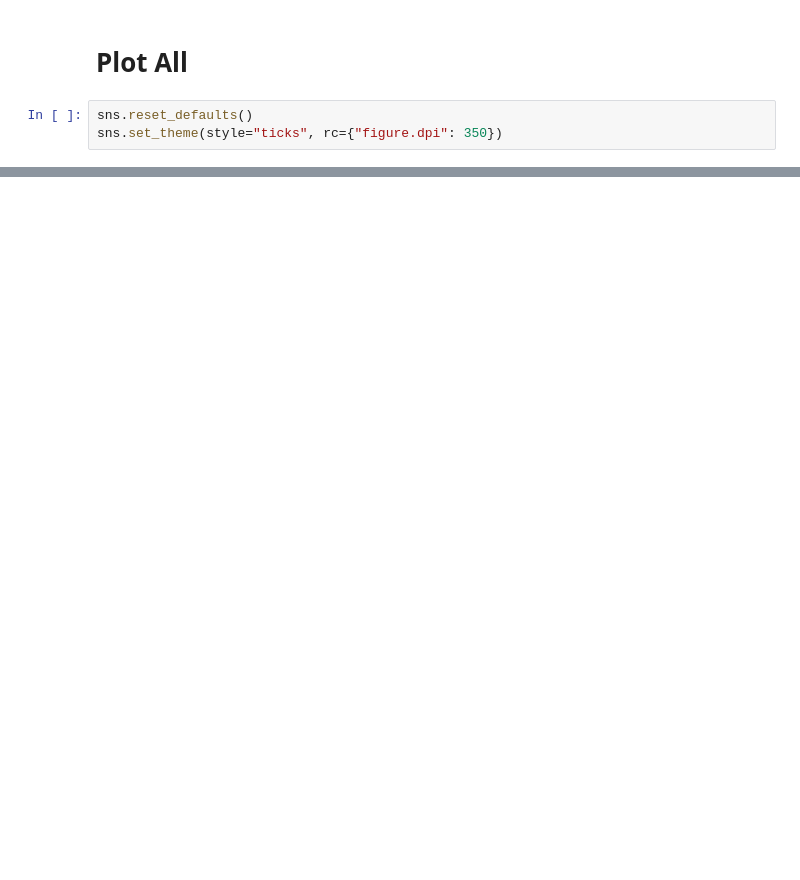
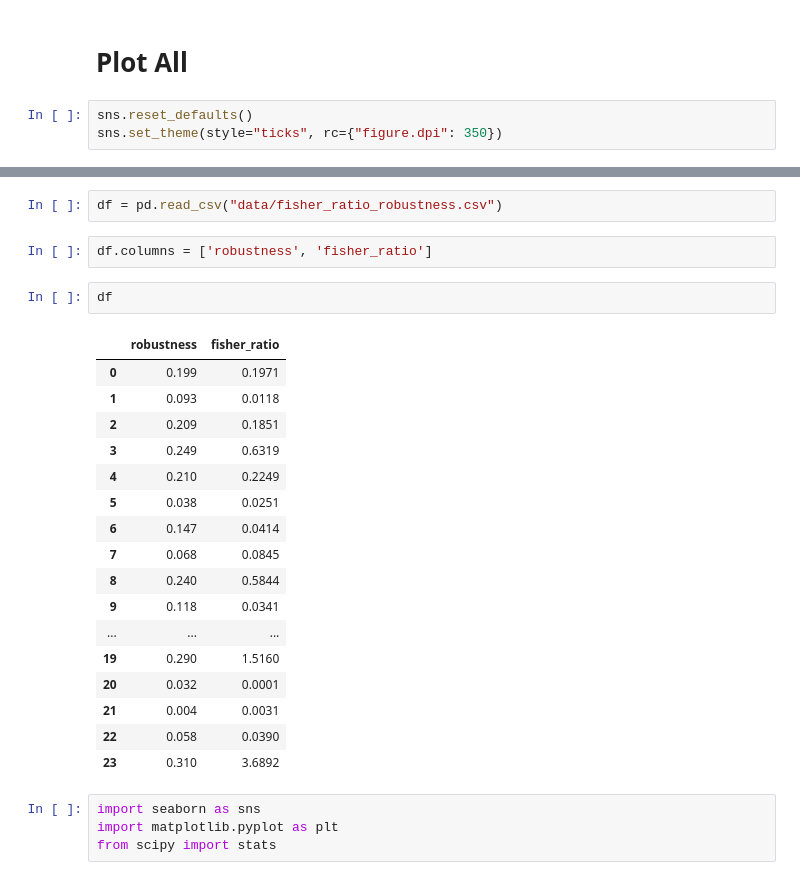
Before and after one commit to LinguisticAnomalies/DeconDTN, a Jupyter notebook: notebooks_xiruo/[explain] Hidden Spaces.ipynb, the cells around one changed output, grey strips where cells are left out. Saved outputs shown, nothing was run; the diff lists cells and outputs as text; blank space fills up the shorter version.

```diff
--- a/notebooks_xiruo/[explain] Hidden Spaces.ipynb
+++ b/notebooks_xiruo/[explain] Hidden Spaces.ipynb
@@ -755,0 +1083,28 @@ GDRO
+# %%
+df = pd.read_csv("data/fisher_ratio_robustness.csv")
+# %%
+df.columns = ['robustness', 'fisher_ratio']
+# %%
+df
+# %% [output]
+|  | robustness | fisher_ratio |
+| 0 | 0.199 | 0.1971 |
+| 1 | 0.093 | 0.0118 |
+| 2 | 0.209 | 0.1851 |
+| 3 | 0.249 | 0.6319 |
+| 4 | 0.210 | 0.2249 |
+| 5 | 0.038 | 0.0251 |
+| 6 | 0.147 | 0.0414 |
+| 7 | 0.068 | 0.0845 |
+| 8 | 0.240 | 0.5844 |
+| 9 | 0.118 | 0.0341 |
+| ... | ... | ... |
+| 19 | 0.290 | 1.5160 |
+| 20 | 0.032 | 0.0001 |
+| 21 | 0.004 | 0.0031 |
+| 22 | 0.058 | 0.0390 |
+| 23 | 0.310 | 3.6892 |
+# %%
+import seaborn as sns
+import matplotlib.pyplot as plt
+from scipy import stats
```
Also changed, not shown: parts of 37 cells of this notebook, 10 other files.
